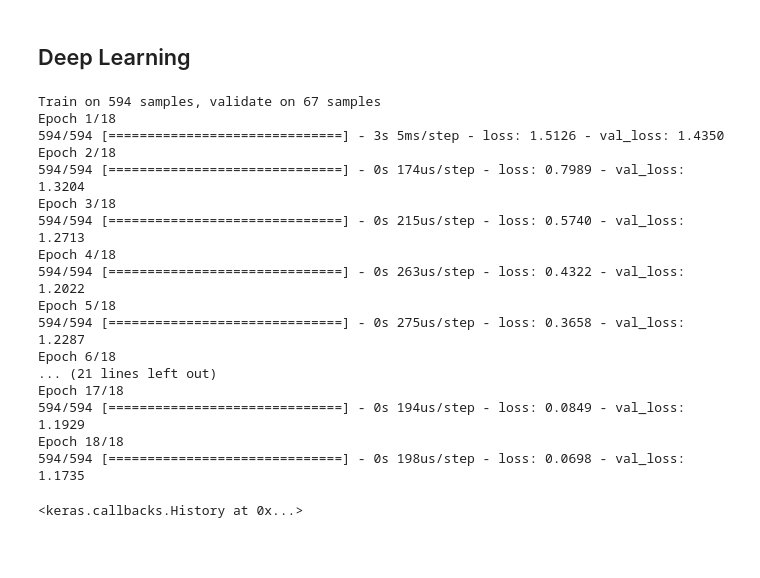
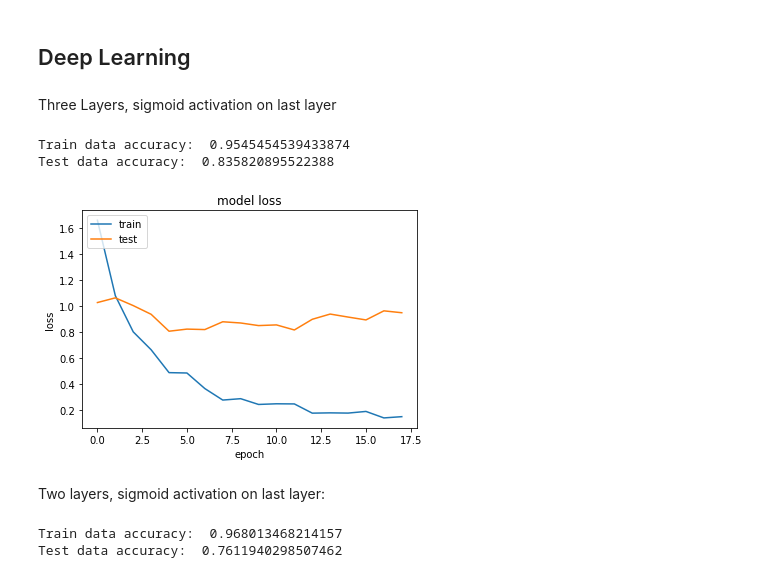
Before and after one commit to vishaalprasadsjsu/lupus-big-data, a Jupyter notebook: ml/tweet_classification.ipynb, the cells around one changed output. Saved outputs shown, nothing was run; the diff lists cells and outputs as text; code cells hidden in the pictures; blank space fills up the shorter version.

```diff
--- a/ml/tweet_classification.ipynb
+++ b/ml/tweet_classification.ipynb
@@ -156,0 +159,6 @@ logloss: 2.406
+# %%
+clf = MultinomialNB()
+clf.fit(xtrain_tfv, ytrain)
+predictions = clf.predict_proba(xvalid_tfv)
+
+print ("logloss: %0.3f " % multiclass_logloss(yvalid, predictions))
@@ -191,8 +201,8 @@ count = 0
 # 2 196 017
 
 for line in f:
-    count = count + 1
-    if (count % 100000 == 0):
+    count += 1
+    if (count % 500000 == 0):
         print(count)
     values = line.split()
     word = values[0]
@@ -277,31 +287,49 @@ model.add(Dense(300, activation='relu'))
 model.add(Dropout(0.3))
 model.add(BatchNormalization())
 
+model.add(Dense(300, activation='relu'))
+model.add(Dropout(0.3))
+model.add(BatchNormalization())
+
+# third layer didn't help
+# model.add(Dense(200, activation='relu'))
+# model.add(Dropout(0.3))
+# model.add(BatchNormalization())
+
 model.add(Dense(5))
 model.add(Activation('softmax'))
+# model.add(Activation('sigmoid')) # sigmoid activation worked better than softmax
 
 # compile the model
-model.compile(loss='categorical_crossentropy', optimizer='adam')
+model.compile(loss='categorical_crossentropy', optimizer='adam', metrics=['accuracy'])
 # %%
-model.fit(xtrain_glove_scl, y=ytrain_enc, batch_size=64,
-          epochs=18, verbose=1,
-          validation_data=(xvalid_glove_scl, yvalid_enc))
+%%capture
+hist = model.fit(xtrain_glove_scl, y=ytrain_enc, batch_size=64,
+                 epochs=18, verbose=1,
+                 validation_data=(xvalid_glove_scl, yvalid_enc))
-# %% [output]
-Train on 594 samples, validate on 67 samples
-Epoch 1/18
-594/594 [==============================] - 3s 5ms/step - loss: 1.5126 - val_loss: 1.4350
-Epoch 2/18
-594/594 [==============================] - 0s 174us/step - loss: 0.7989 - val_loss: 1.3204
-Epoch 3/18
-594/594 [==============================] - 0s 215us/step - loss: 0.5740 - val_loss: 1.2713
-Epoch 4/18
-594/594 [==============================] - 0s 263us/step - loss: 0.4322 - val_loss: 1.2022
-Epoch 5/18
-594/594 [==============================] - 0s 275us/step - loss: 0.3658 - val_loss: 1.2287
-Epoch 6/18
-... (21 lines left out)
-Epoch 17/18
-594/594 [==============================] - 0s 194us/step - loss: 0.0849 - val_loss: 1.1929
-Epoch 18/18
-594/594 [==============================] - 0s 198us/step - loss: 0.0698 - val_loss: 1.1735
-<keras.callbacks.History at 0x...>
+# %% [markdown]
+Three Layers, sigmoid activation on last layer
+# %%
+print("Train data accuracy: ", hist.history['acc'][-1])
+print("Test data accuracy: ", hist.history['val_acc'][-1])
+# %% [output]
+Train data accuracy:  0.9545454539433874
+Test data accuracy:  0.835820895522388
+# %%
+plt.plot(hist.history['loss'])
+plt.plot(hist.history['val_loss'])
+plt.title('model loss')
+plt.ylabel('loss')
+plt.xlabel('epoch')
+plt.legend(['train', 'test'], loc='upper left')
+plt.show()
+# %% [output]
+[figure, added]
+# %% [markdown]
+Two layers, sigmoid activation on last layer:
+# %%
+print("Train data accuracy: ", hist.history['acc'][-1])
+print("Test data accuracy: ", hist.history['val_acc'][-1])
+# %% [output]
+Train data accuracy:  0.968013468214157
+Test data accuracy:  0.7611940298507462
```
Also changed, not shown: parts of 17 cells of this notebook, 4 other files.
